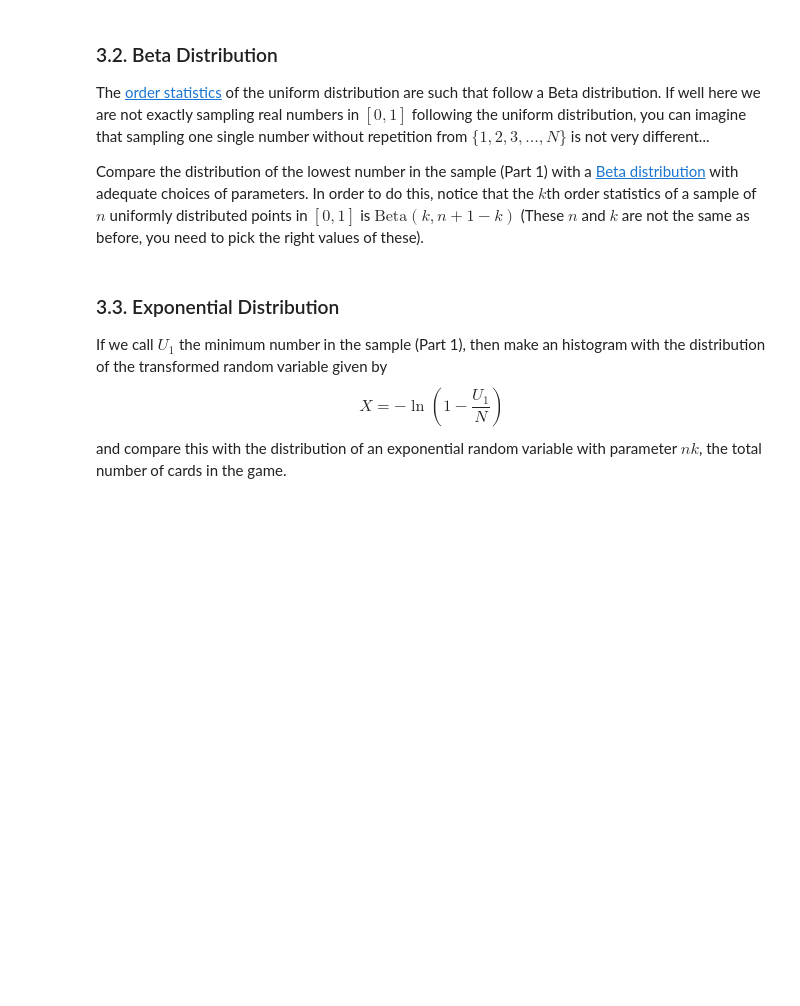
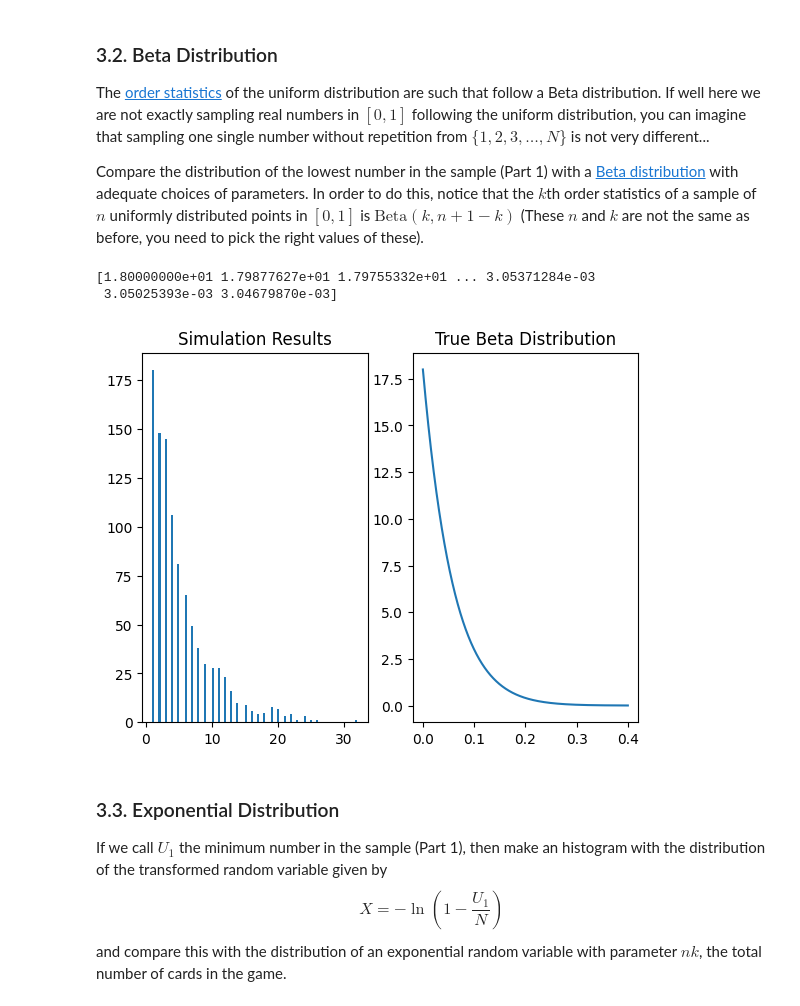
Before and after one commit to UCB-stat-201a-fall23/projectno1-themind-alt2177, a Jupyter notebook: Project01-TheMind.ipynb, the cells around one changed output. Saved outputs shown, nothing was run; the diff lists cells and outputs as text; code cells hidden in the pictures; blank space fills up the shorter version.

```diff
--- a/Project01-TheMind.ipynb
+++ b/Project01-TheMind.ipynb
@@ -338,6 +338,59 @@ if __name__ == "__main__":
 The [order statistics](https://en.wikipedia.org/wiki/Order_statistic) of the uniform distribution are such that follow a Beta distribution. If well here we are not exactly sampling real numbers in $[0,1]$ following the uniform distribution, you can imagine that sampling one single number without repetition from $\{ 1, 2, 3, \ldots, N \}$ is not very different...
 
 Compare the distribution of the lowest number in the sample (Part 1) with a [Beta distribution](https://en.wikipedia.org/wiki/Beta_distribution) with adequate choices of parameters. In order to do this, notice that the $k$th order statistics of a sample of $n$ uniformly distributed points in $[0,1]$ is $\text{Beta}(k, n+1-k)$ (These $n$ and $k$ are not the same as before, you need to pick the right values of these).
+# %%
+from scipy.stats import beta
+
+# Initialization
+N = 100
+n = 6
+k = 3
+n_iter = 1000
+
+def sim_min(N: int, n: int, k: int, n_iter: int) -> list:
+    """Simulate games and get the min card value
+
+    Args:
+        N: Total number of cards
+        n: Number of players
+        k: Number of cards per player
+    Returns:
+        min_card: list containing minimum values
+    """
+    min_card = []
+    for i in range(n_iter):
+        cards = sample_cards(N, n, k)
+        min_card.append(np.min(cards))
+
+    return min_card
+
+def make_plots(sim_results: list) -> None:
+    # create beta distribution
+    a = 1
+    b = n * k + 1 - a
+    x = np.linspace(0, 0.4, 10000)
+    beta_sim = beta.pdf(x, a, b)
+    print(beta_sim)
+    bins = np.arange(0, n_iter, 1)
+
+    # Plotting
+    fig, axes = plt.subplots(1, 2)
+    axes[0].hist(sim_results, bins = N)
+    axes[0].set_title("Simulation Results")
+    axes[1].plot(x, beta_sim)
+    axes[1].set_title("True Beta Distribution")
+    plt.show()
+
+def main():
+    sim_minimum = sim_min(N, n, k, n_iter)
+    make_plots(sim_minimum)
+
+if __name__ == "__main__":
+    main()
+# %% [output]
+[1.80000000e+01 1.79877627e+01 1.79755332e+01 ... 3.05371284e-03
+ 3.05025393e-03 3.04679870e-03]
+[figure, added]
 # %% [markdown]
 ### 3.3. Exponential Distribution
 
```
